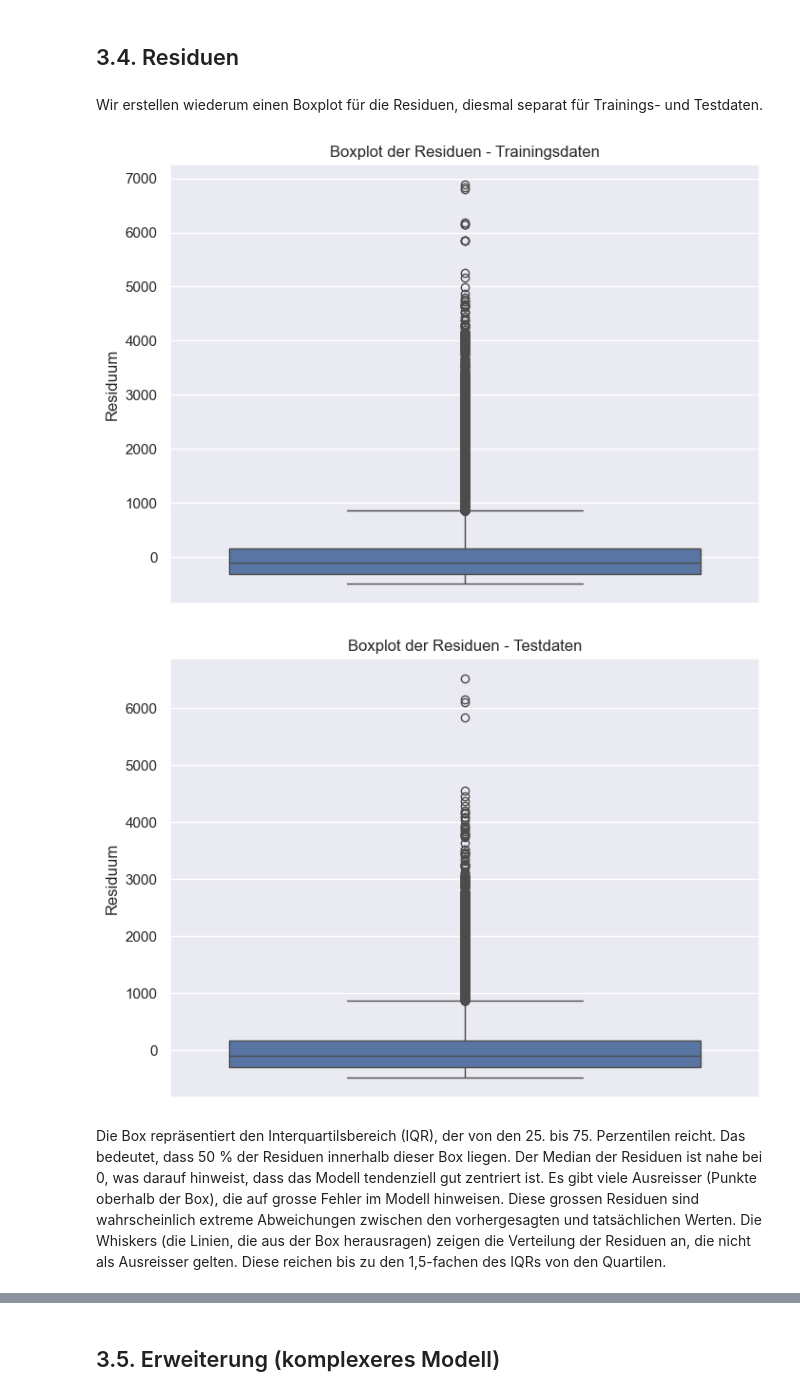
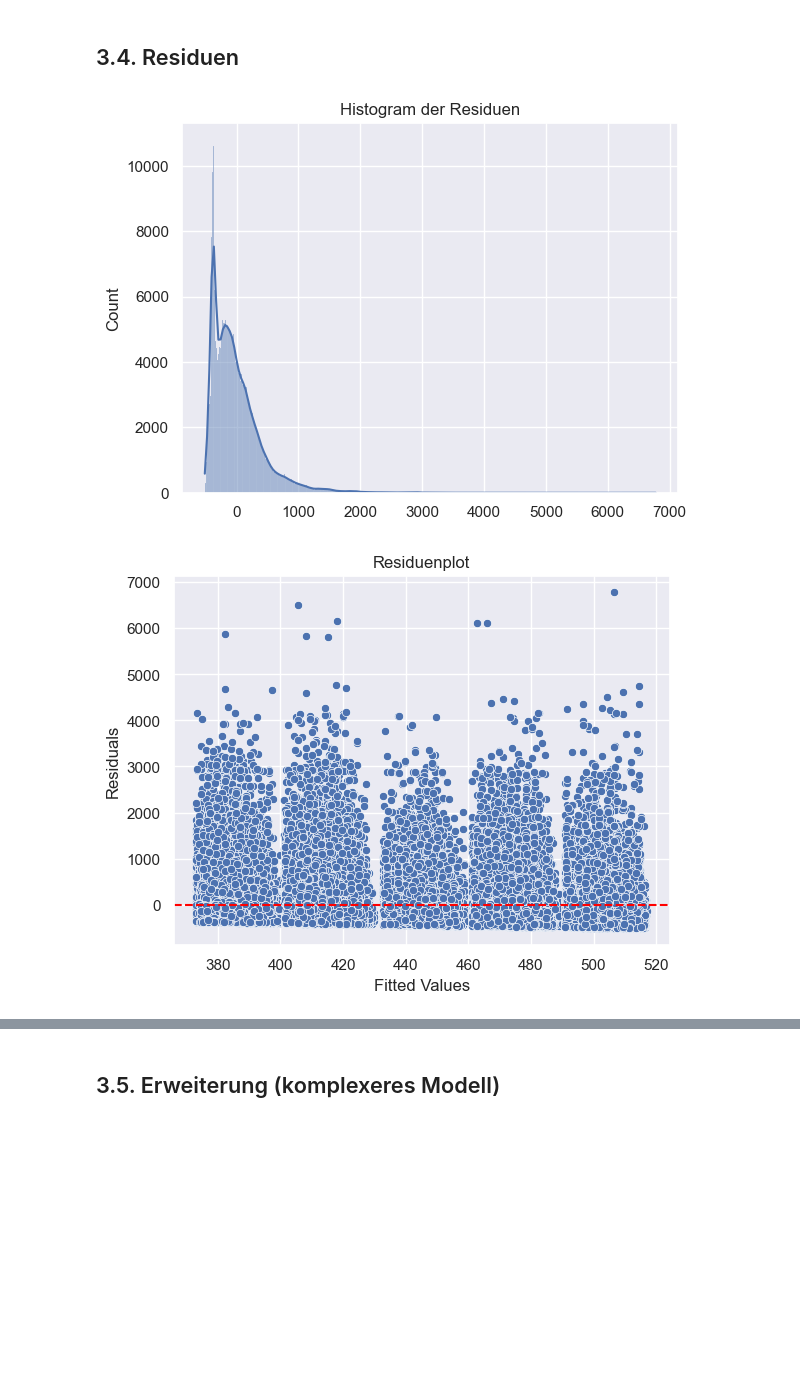
Before and after one commit to LeonidWouters/ANM, a Jupyter notebook: Modell_Stadt-Land-Intermediaer.ipynb, the cells around one changed output, grey strips where cells are left out. Saved outputs shown, nothing was run; the diff lists cells and outputs as text; code cells hidden in the pictures; blank space fills up the shorter version.

```diff
--- a/Modell_Stadt-Land-Intermediaer.ipynb
+++ b/Modell_Stadt-Land-Intermediaer.ipynb
@@ -137,7 +247,7 @@ None
 
 ## Aufteilen in Trainings- und Testdaten (80% Training, 20% Test)
 from sklearn.model_selection import train_test_split
-train, test = train_test_split(wege, test_size=0.2, random_state=42)
+train, test = train_test_split(wege_bereinigt, test_size=0.2, random_state=42)
 # %%
 ## Ergebnisse anzeigen
 print(f"Trainingsdaten: {train.shape}")
@@ -224,0 +258,6 @@ df_pred_lmf_region_co2_TE
+# %%
+## 3.2. Lineare Regression (Geschlecht, Alter)
+
+X = train[['ZP_ALTER', 'ZP_GESL_2']]
+X = sm.add_constant(X)
+y = train['CO2E_TOTAL']
@@ -224,0 +294,11 @@ df_pred_lmf_region_co2_TE
+# %%
+## 3.3. Lineare Regression (Geschlecht, Alter, Raumstruktur)
+X2 = train[['ZP_ALTER', 'ZP_GESL_2', 'HH_STADT_LAND_2', 'HH_STADT_LAND_3']]
+X2 = sm.add_constant(X2)
+y2 = train['CO2E_TOTAL']
+# %%
+# Modell fitten
+model2 = sm.OLS(y2, X2).fit()
+
+# Zusammenfassung des Modells anzeigen
+print(model2.summary())
@@ -225,33 +337,21 @@ df_pred_lmf_region_co2_TE
 # %% [markdown]
 ## 3.4. Residuen
-# %% [markdown]
-Wir erstellen wiederum einen Boxplot für die Residuen, diesmal separat für Trainings- und Testdaten.
-# %%
-# Residuen aus den Trainingsdaten extrahieren
-resid_train = df_pred_lmf_region_co2_TR['Residuum']
-
-# Boxplot für Residuen der Trainingsdaten erstellen
-plt.figure(figsize=(8, 6))
-sns.boxplot(data=resid_train)
-plt.ylabel("Residuum")
-plt.title("Boxplot der Residuen - Trainingsdaten")
-plt.show()
-# %% [output]
-[figure, removed]
-# %%
-# Residuen aus den Testdaten extrahieren
-resid_test = df_pred_lmf_region_co2_TE['Residuum']
-
-# Boxplot für Residuen der Testdaten erstellen
-plt.figure(figsize=(8, 6))
-sns.boxplot(data=resid_test)
-plt.ylabel("Residuum")
-plt.title("Boxplot der Residuen - Testdaten")
-plt.show()
-# %% [output]
-[figure, removed]
-# %% [markdown]
-Die Box repräsentiert den Interquartilsbereich (IQR), der von den 25. bis 75. Perzentilen reicht. Das bedeutet, dass 50 % der Residuen innerhalb dieser Box liegen.
-Der Median der Residuen ist nahe bei 0, was darauf hinweist, dass das Modell tendenziell gut zentriert ist.
-Es gibt viele Ausreisser (Punkte oberhalb der Box), die auf grosse Fehler im Modell hinweisen. Diese grossen Residuen sind wahrscheinlich extreme Abweichungen zwischen den vorhergesagten und tatsächlichen Werten.
-Die Whiskers (die Linien, die aus der Box herausragen) zeigen die Verteilung der Residuen an, die nicht als Ausreisser gelten. Diese reichen bis zu den 1,5-fachen des IQRs von den Quartilen.
+# %%
+# Residuen berechnen
+residuals = model2.resid
+
+# Histogramm der Residuen
+sns.histplot(residuals, kde=True)
+plt.title('Histogram der Residuen')
+plt.show()
+
+# Residuenplot
+sns.scatterplot(x=model2.fittedvalues, y=residuals)
+plt.axhline(0, color='red', linestyle='--')
+plt.title('Residuenplot')
+plt.xlabel('Fitted Values')
+plt.ylabel('Residuals')
+plt.show()
+# %% [output]
+[figure, added]
+[figure, added]
```
Also changed, not shown: parts of 43 cells of this notebook.
